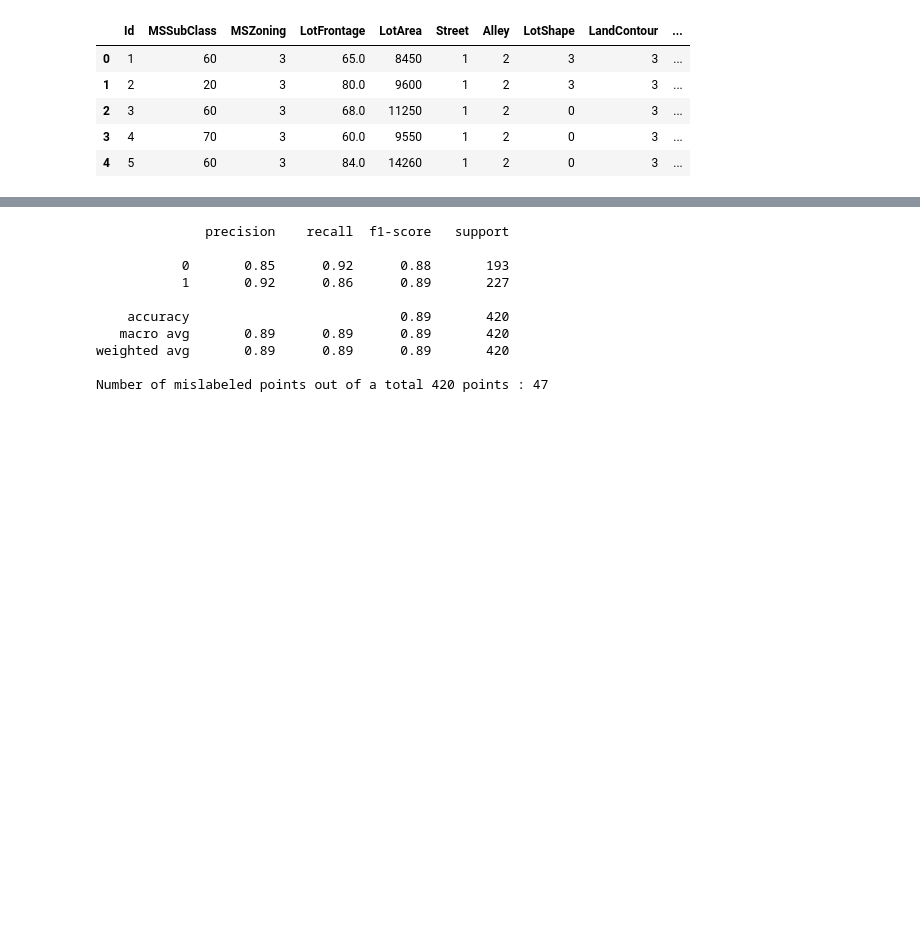
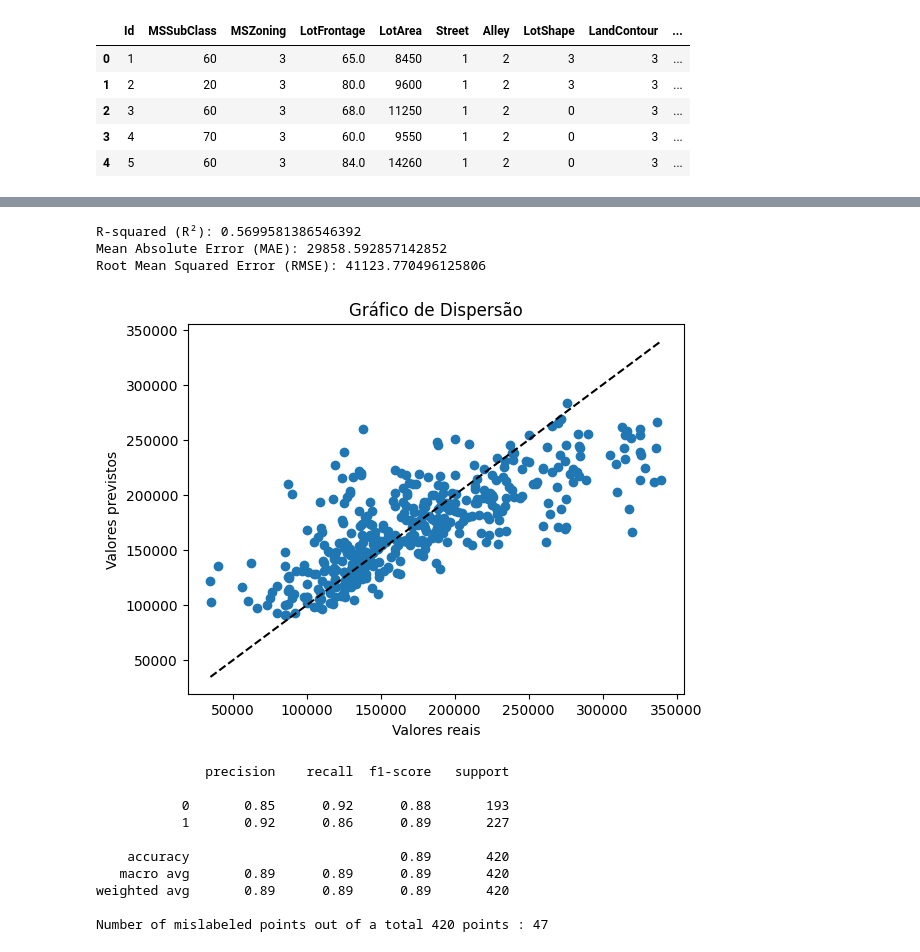
Before and after one commit to ghccalanzani/AnaliseDeDados, a Jupyter notebook: Entrega C3/AtividadeC3.ipynb, the cells around one changed output, grey strips where cells are left out. Saved outputs shown, nothing was run; the diff lists cells and outputs as text; code cells hidden in the pictures; blank space fills up the shorter version.

```diff
--- a/Entrega C3/AtividadeC3.ipynb
+++ b/Entrega C3/AtividadeC3.ipynb
@@ -231,3 +232,44 @@ Root Mean Squared Error (RMSE): 24159.072074193165
+# %%
+#################### Treinar um modelo de regressão KNN
+from sklearn.neighbors import KNeighborsRegressor
+
+# Dividir o dataframe em recursos (X) e alvo (y)
+X_recursos = df_cleaned_LabelEncoder.drop(['SalePrice'], axis=1)
+y_alvo = df_cleaned_LabelEncoder['SalePrice']
+
+X_train, X_test, y_train, y_test = train_test_split(X_recursos, y_alvo, test_size=0.3, random_state=0)
+
+# Inicializar o modelo KNN para regressão
+k = 7
+knn_model = KNeighborsRegressor(n_neighbors=k)
+knn_model.fit(X_train, y_train)
+
+# Fazer previsões com o modelo treinado
+y_pred = knn_model.predict(X_test)
+
+# Calcular as métricas de avaliação
+r2 = r2_score(y_test, y_pred)
+mae = mean_absolute_error(y_test, y_pred)
+mse = mean_squared_error(y_test, y_pred)
+rmse = np.sqrt(mse)
+
+# Imprimir as métricas de avaliação
+print("R-squared (R²):", r2)
+print("Mean Absolute Error (MAE):", mae)
+print("Root Mean Squared Error (RMSE):", rmse)
+
+# Visualizar os resultados
+plt.scatter(y_test, y_pred)
+plt.plot([y_test.min(), y_test.max()], [y_test.min(), y_test.max()], 'k--')
+plt.xlabel("Valores reais")
+plt.ylabel("Valores previstos")
+plt.title("Gráfico de Dispersão")
+plt.show()
+# %% [output]
+R-squared (R²): 0.5699581386546392
+Mean Absolute Error (MAE): 29858.592857142852
+Root Mean Squared Error (RMSE): 41123.770496125806
+[figure, added]
 # %%
 ################## TREINAR MODELO DE CLASSIFICAÇÃO NAIVE BAYES
 
```
Also changed, not shown: parts of 4 cells of this notebook.
